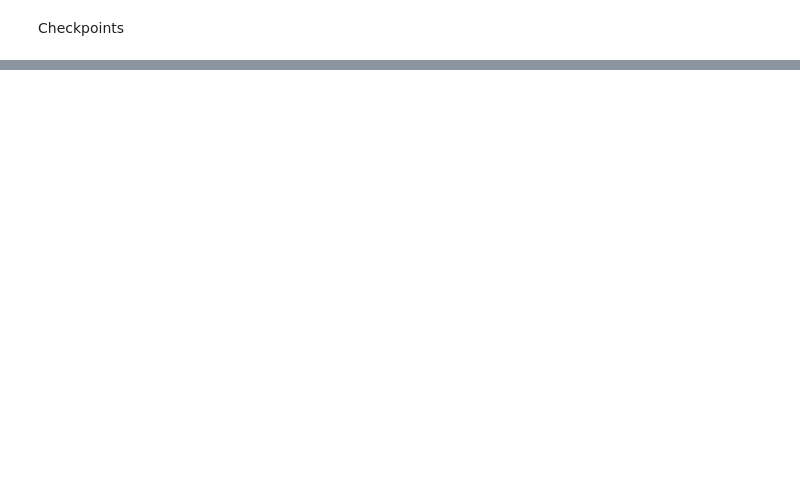
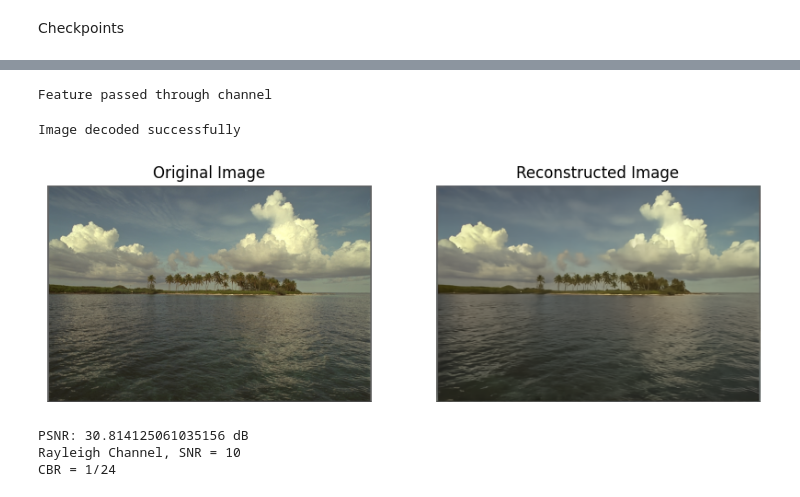
Before and after one commit to tharusha-pathirana/Semantic-Communication, a Jupyter notebook: Swin/SwinJSCC.ipynb, the cells around one changed output, grey strips where cells are left out. Drawn from its saved outputs; the diff is of its cells as text; code cells hidden in the pictures; blank space fills up the shorter version.

```diff
--- a/Swin/SwinJSCC.ipynb
+++ b/Swin/SwinJSCC.ipynb
@@ -1930,7 +1930,7 @@ class Args:
         self.model = 'SwinJSCC_w/o_SAandRA'  # Choices: ['SwinJSCC_w/o_SAandRA', 'SwinJSCC_w/_SA', 'SwinJSCC_w/_RA', 'SwinJSCC_w/_SAandRA']
         self.channel_type = 'rayleigh'  # Choices: ['awgn', 'rayleigh']
         self.C = '64'  # Bottleneck dimension, any string/number value can be set (32 = 1/48, 64 = 1/24, 96 = 1/16, 128 = 1/12)
-        self.multiple_snr = '3'  # Random or fixed SNR, set as string (e.g., '10')
+        self.multiple_snr = '10'  # Random or fixed SNR, set as string (e.g., '10')
         self.model_size = 'base'  # Choices: ['small', 'base', 'large']
 
 # Initialize the arguments
@@ -2239,0 +2258,17 @@ save_image(recon_image, f"reconstructed_{image_name}")
+# %%
+def load_encoded_data_from_file(file_path):
+    data = np.load(file_path)
+    quantized_data = torch.tensor(data['quantized_data'])
+    min_val = torch.tensor(data['min_val'])
+    max_val = torch.tensor(data['max_val'])
+    return quantized_data, min_val, max_val
+
+def dequantize(quantized_data, min_val, max_val, num_levels):
+    feature = quantized_data * (max_val - min_val) / (num_levels - 1) + min_val
+    return feature
+
+# Example usage
+file_path = "encoded_tensor.npz"
+num_levels = 16  # Example: 4-bit quantization
+quantized_data, min_val, max_val = load_encoded_data_from_file(file_path)
+data = dequantize(quantized_data, min_val, max_val, num_levels)
@@ -2239,0 +2285,26 @@ save_image(recon_image, f"reconstructed_{image_name}")
+# %%
+noisy_feature = pass_through_channel(data, net, chan_snr)
+print("Feature passed through channel")
+# %% [output]
+Feature passed through channel
+# %%
+recon_image = decode_image(noisy_feature, net, chan_snr)
+print("Image decoded successfully")
+# %% [output]
+Image decoded successfully
+# %%
+recon_image = recon_image.clamp(0, 1)
+
+
+psnr_value = calculate_psnr(input_image, recon_image)
+
+plot_images(input_image, recon_image, image_name)
+
+print(f"PSNR: {psnr_value.item()} dB")
+print(f'Rayleigh Channel, SNR = {chan_snr}')
+print('CBR = 1/24')
+# %% [output]
+[figure, added]
+PSNR: 30.814125061035156 dB
+Rayleigh Channel, SNR = 10
+CBR = 1/24
```
Also changed, not shown: parts of 12 cells of this notebook.
